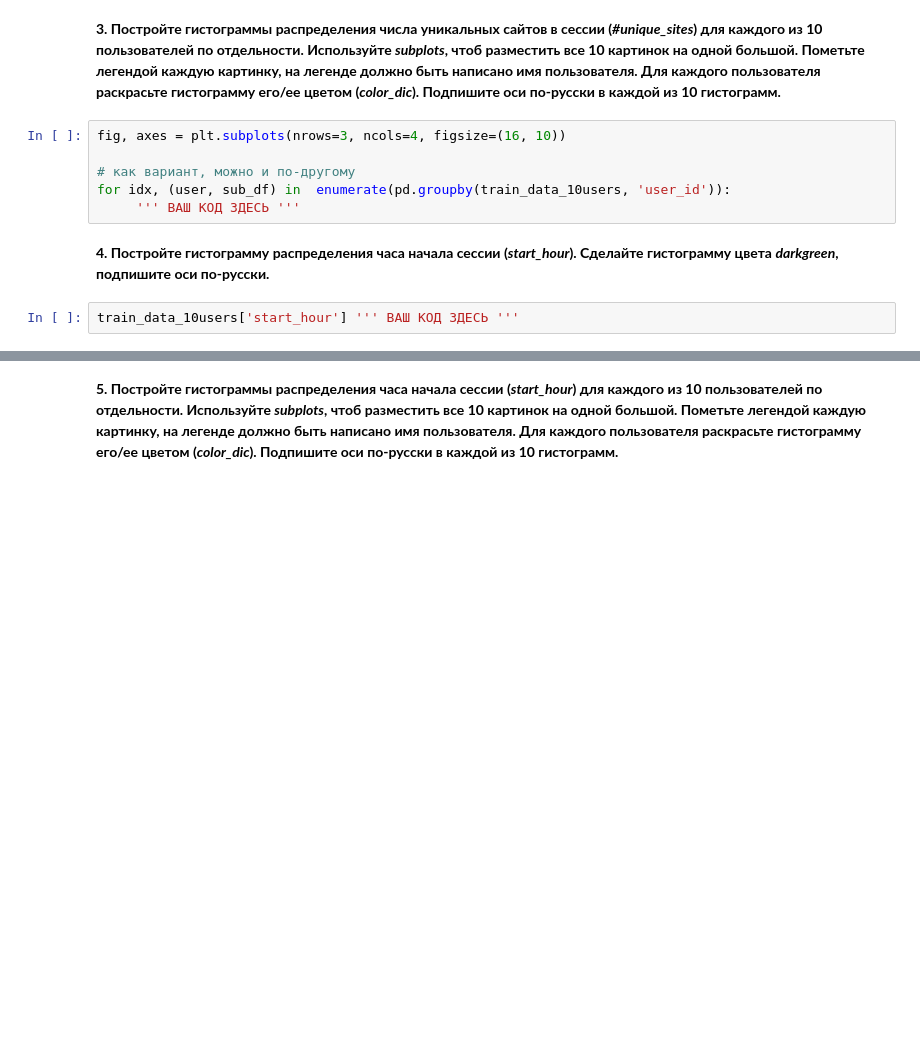
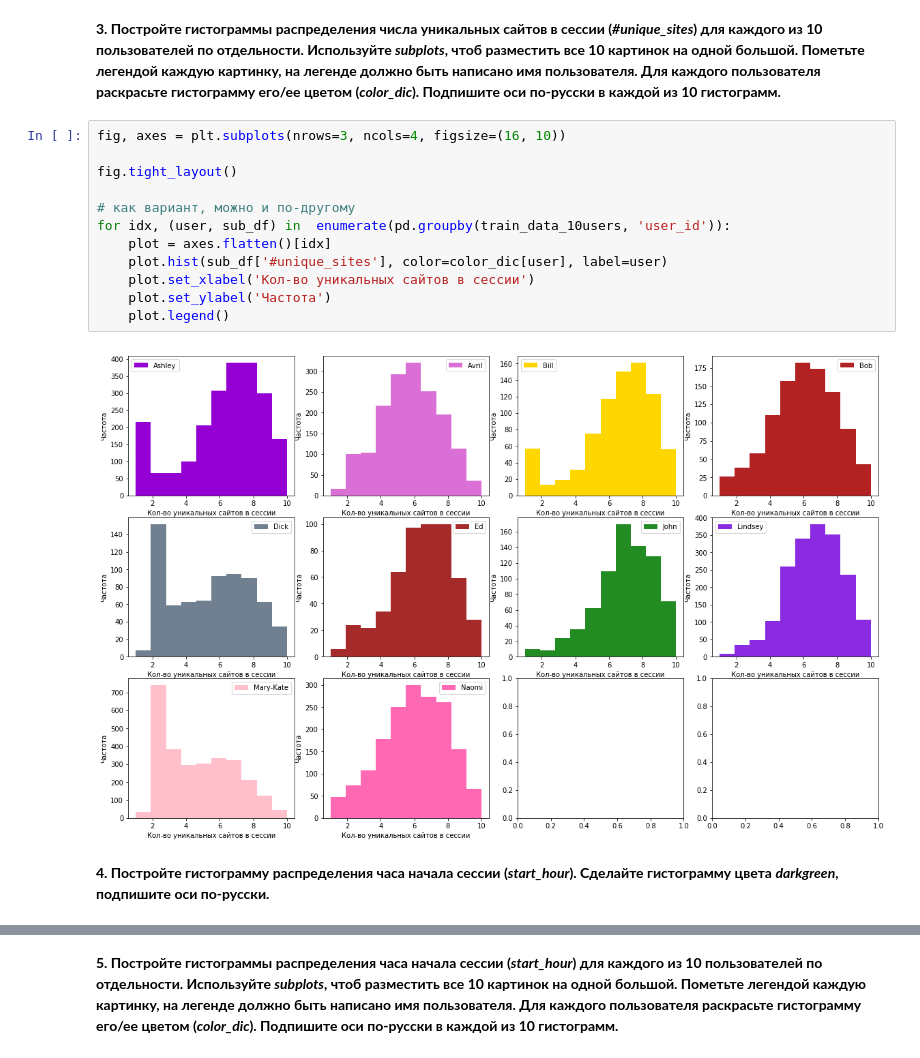
Before and after one commit to kcostya/mlcourse_open, a Jupyter notebook: jupyter_russian/project_alice/week3_visual_analysis_and_fe.ipynb, the cells around one changed output, grey strips where cells are left out. Drawn from its saved outputs; the diff is of its cells as text; blank space fills up the shorter version.

```diff
--- a/jupyter_russian/project_alice/week3_visual_analysis_and_fe.ipynb
+++ b/jupyter_russian/project_alice/week3_visual_analysis_and_fe.ipynb
@@ -281,10 +311,16 @@ train_data_10users['#unique_sites']  ''' ВАШ КОД ЗДЕСЬ '''
 # %%
 fig, axes = plt.subplots(nrows=3, ncols=4, figsize=(16, 10))
 
+fig.tight_layout()
+
 # как вариант, можно и по-другому
 for idx, (user, sub_df) in  enumerate(pd.groupby(train_data_10users, 'user_id')):
-     ''' ВАШ КОД ЗДЕСЬ '''
+    plot = axes.flatten()[idx]
+    plot.hist(sub_df['#unique_sites'], color=color_dic[user], label=user)
+    plot.set_xlabel('Кол-во уникальных сайтов в сессии')
+    plot.set_ylabel('Частота')
+    plot.legend()
+# %% [output]
+[figure, added]
 # %% [markdown]
 **4. Постройте гистограмму распределения часа начала сессии (*start_hour*). Сделайте гистограмму цвета *darkgreen*, подпишите оси по-русски.**
-# %%
-train_data_10users['start_hour'] ''' ВАШ КОД ЗДЕСЬ '''
```
Also changed, not shown: parts of 27 cells of this notebook.
